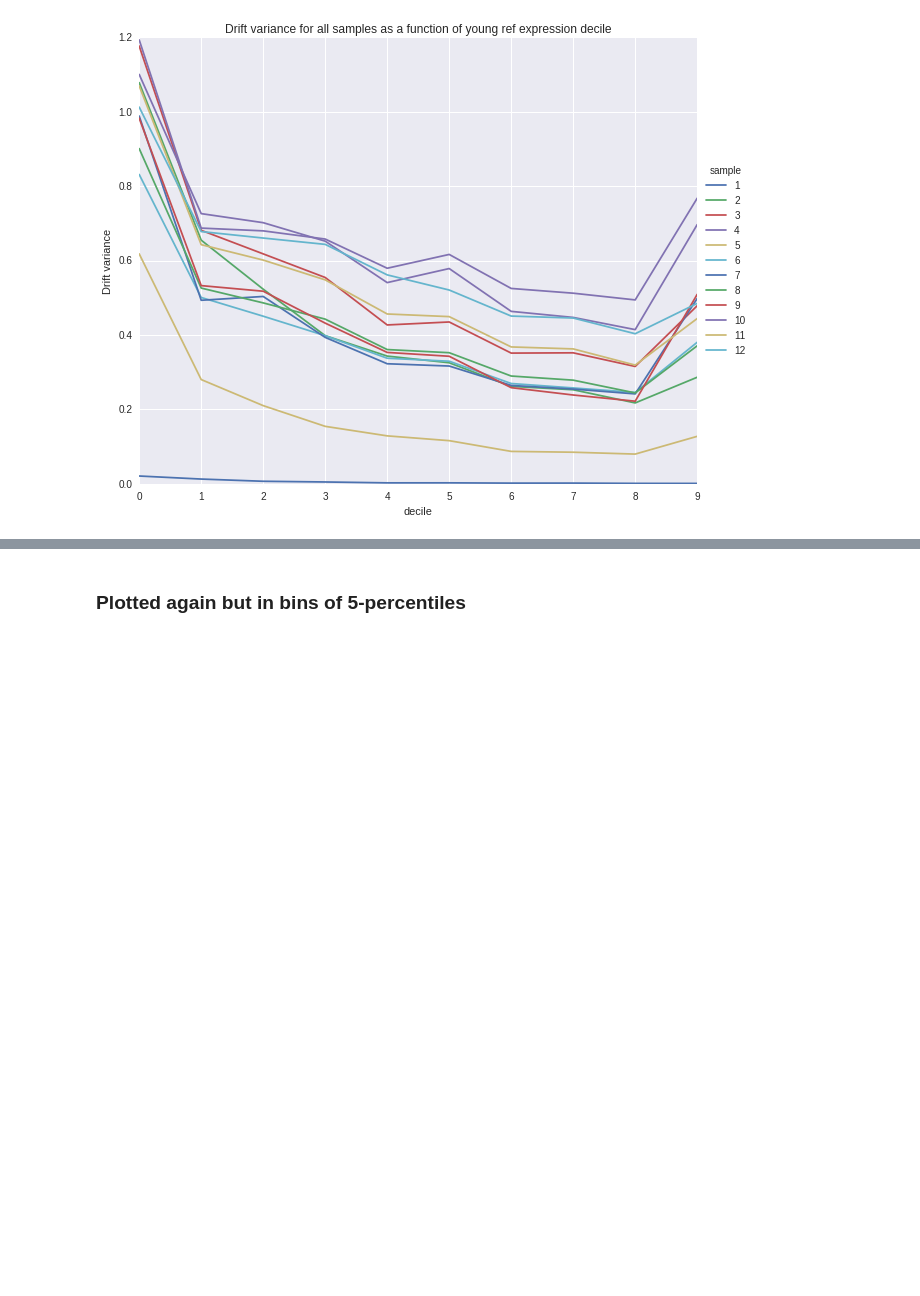
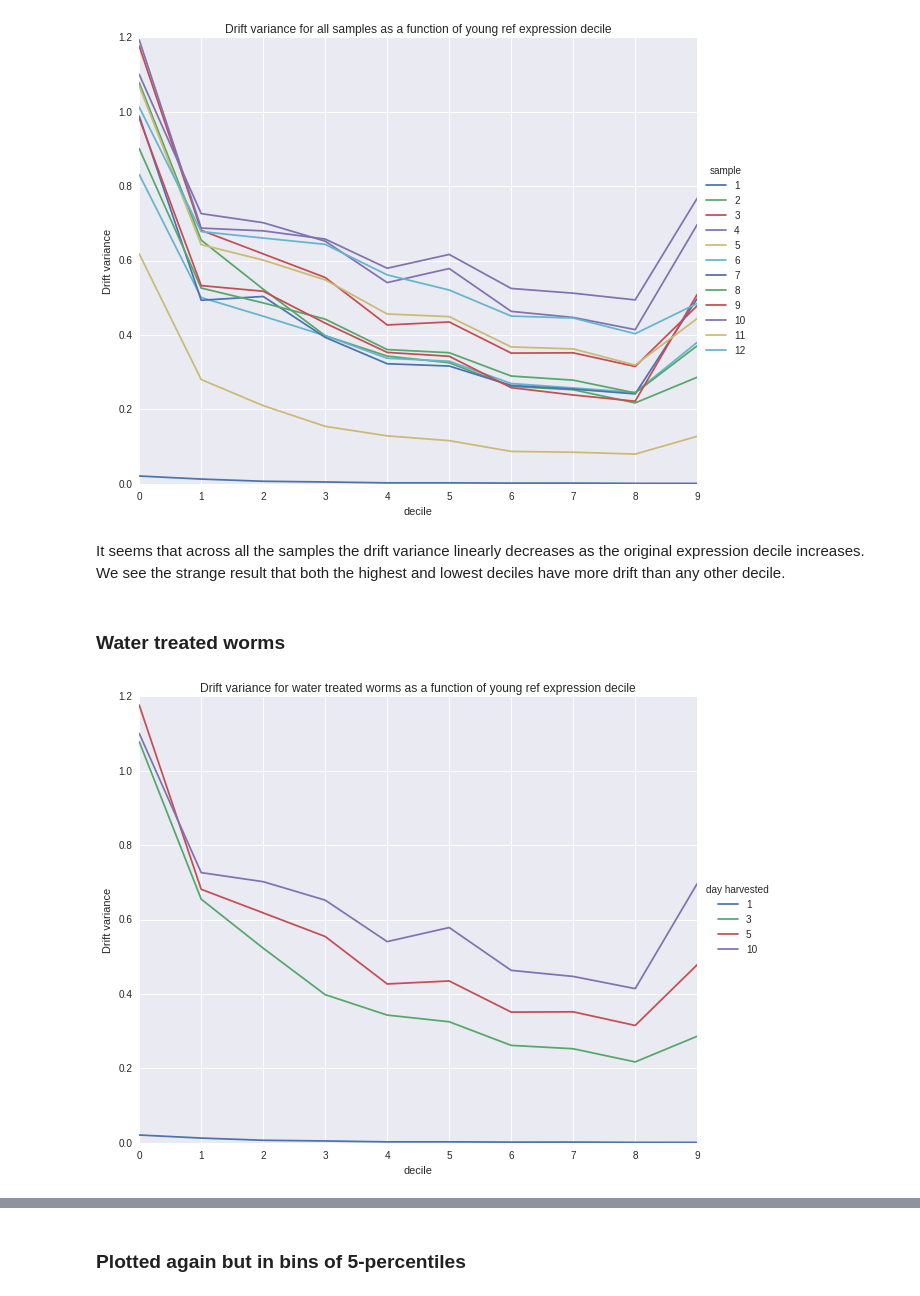
Before and after one commit to veleritas/ageing, a Jupyter notebook: analysis/PMID26623667/filtered_transcriptome.ipynb, the cells around one changed output, grey strips where cells are left out. Drawn from its saved outputs; the diff is of its cells as text; code cells hidden in the pictures; blank space fills up the shorter version.

```diff
--- a/analysis/PMID26623667/filtered_transcriptome.ipynb
+++ b/analysis/PMID26623667/filtered_transcriptome.ipynb
@@ -190,3 +190,23 @@ ax.legend(title = "sample", loc = "center left", bbox_to_anchor = (1, 0.5))
 ax.set_ylabel("Drift variance");
 # %% [output]
 [figure]
+# %% [markdown]
+It seems that across all the samples the drift variance linearly decreases as the original expression decile increases. We see the strange result that both the highest and lowest deciles have more drift than any other decile.
+# %% [markdown]
+### Water treated worms
+# %%
+res = pd.DataFrame(
+    [
+        (day, decile, df["trans_drift"].var())
+        for (day, decile), df in (sub.query("drug == 'water'")
+            .groupby(["day_harvested", "decile"]))
+    ],
+    columns = ["day", "decile", "drift_var"]
+).pivot("decile", "day", "drift_var")
+
+ax = res.plot(kind = "line", figsize = (10, 8))
+ax.set_title("Drift variance for water treated worms as a function of young ref expression decile")
+ax.legend(title = "day harvested", loc = "center left", bbox_to_anchor = (1, 0.5))
+ax.set_ylabel("Drift variance");
+# %% [output]
+[figure, added]
```
Also changed, not shown: parts of 6 cells of this notebook.
